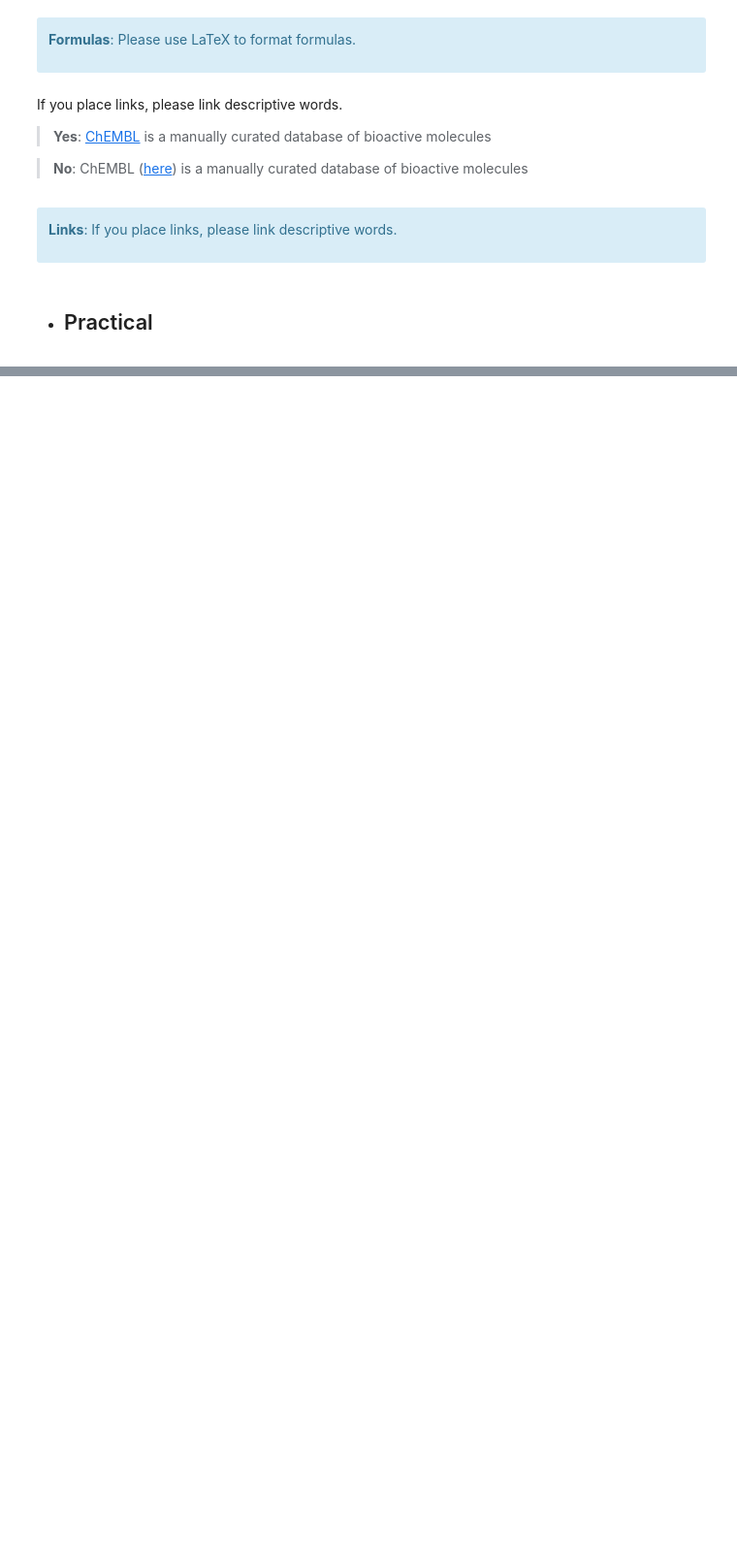
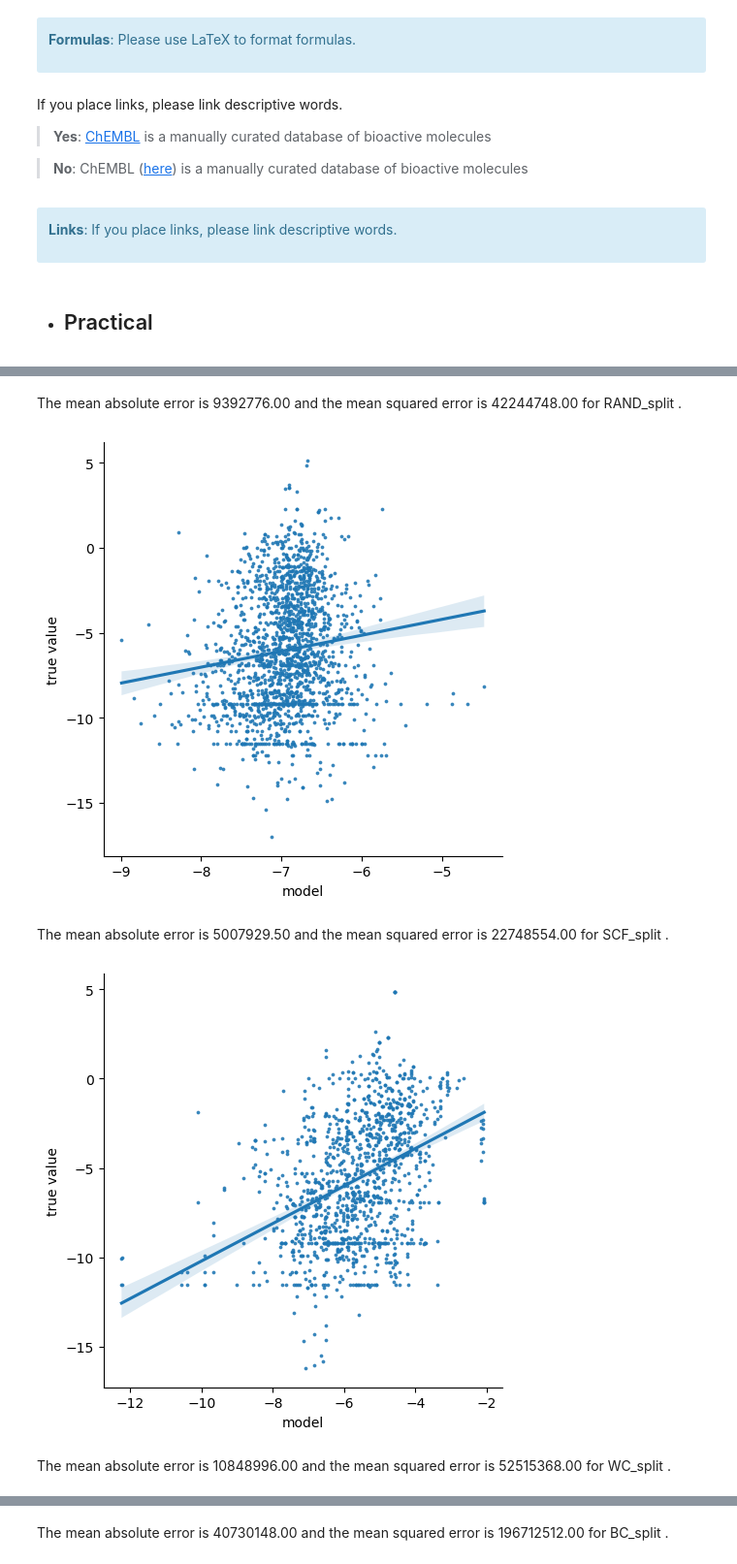
Before and after one commit to volkamerlab/CADDSeminar_2023, a Jupyter notebook: notebooks/T001_Scaffold-based-data-split/T001_Scaffold-based-data-split.ipynb, the cells around one changed output, grey strips where cells are left out. Shown at 97% size. Drawn from its saved outputs; the diff is of its cells as text; code cells hidden in the pictures; blank space fills up the shorter version.

```diff
--- a/notebooks/T001_Scaffold-based-data-split/T001_Scaffold-based-data-split.ipynb
+++ b/notebooks/T001_Scaffold-based-data-split/T001_Scaffold-based-data-split.ipynb
@@ -812,0 +524,51 @@ Ask three questions that the user should be able to answer after doing this talk
+# %%
+# Convert x_test to a PyTorch tensor
+def Evaluation(x_test_fps_array, y_test, single_model, split_method):
+    x_test_tensor = torch.from_numpy(x_test_fps_array).float()
+    y_test_tensor = torch.from_numpy(y_test).float()
+
+    # Pass x_test_tensor to the model for prediction
+    pred = single_model(x_test_tensor)
+    # Convert pred and y_test to NumPy arrays
+    pred_array = pred.detach().numpy()
+    y_test_array = y_test_tensor.detach().numpy()
+
+    sns.lmplot(
+        data=pd.DataFrame(
+            {
+                "model": pred_array.flatten(),
+                "true value": y_test_array.flatten(),
+            }
+        ),
+        x="model",
+        y="true value",
+        scatter_kws={"s": 3},
+    )
+
+    # mean absolute error
+    mae_single_model = torch.abs(pred - y_test_tensor).sum().item()
+
+    # mean squared error
+    mse_single_model = ((pred - y_test_tensor) ** 2).sum().item()
+
+
+    display(
+        Markdown(
+            f"The mean absolute error is {mae_single_model:.2f} and the mean squared error is {mse_single_model:.2f} for {split_method} ."
+        )
+    )
+
+    return plt.show()
+# %%
+Evaluation(x_test_RAND_fps_array, y_test_RAND, single_model_RAND, 'RAND_split')
+Evaluation(x_test_SCF_fps_array, y_test_SCF, single_model_SCF, 'SCF_split')
+Evaluation(x_test_WC_fps_array, y_test_WC, single_model_WC, 'WC_split')
+Evaluation(x_test_BC_fps_array, y_test_BC, single_model_WC, 'BC_split')
+Evaluation(x_test_CCSe_fps_array, y_test_CCSe, single_model_CCSe, 'CCSe_split')
+Evaluation(x_test_ICSe_fps_array, y_test_ICSe, single_model_ICSe, 'ICSe_split')
+# %% [output]
+The mean absolute error is 9392776.00 and the mean squared error is 42244748.00 for RAND_split .
+[figure, added]
+The mean absolute error is 5007929.50 and the mean squared error is 22748554.00 for SCF_split .
+[figure, added]
+The mean absolute error is 10848996.00 and the mean squared error is 52515368.00 for WC_split .
@@ -812,0 +576 @@ Ask three questions that the user should be able to answer after doing this talk
+The mean absolute error is 40730148.00 and the mean squared error is 196712512.00 for BC_split .
```
Also changed, not shown: parts of 126 cells of this notebook, 6 other files.
